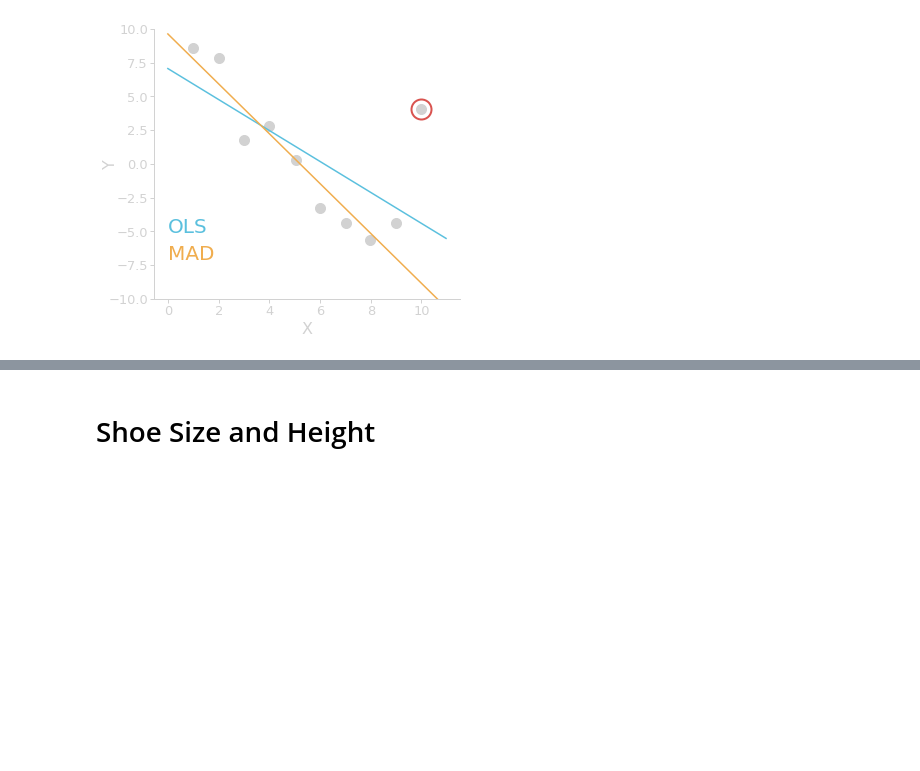
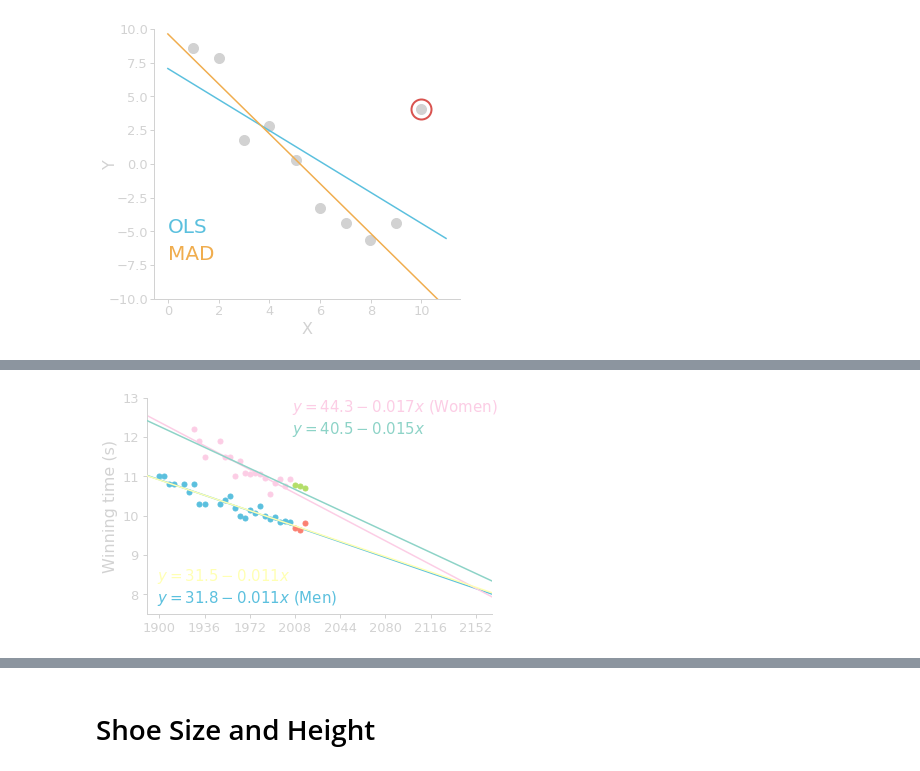
Before and after one commit to gcalmettes/stats13-slides, a Jupyter notebook: notebook-fig/figs-slides-8-correlation-regression.ipynb, the cells around one changed output, grey strips where cells are left out. Cells and saved outputs as stored; diff of their text form; code cells hidden in the pictures; blank space fills up the shorter version.

Commit message:
new figs in regression notebook

```diff
--- a/notebook-fig/figs-slides-8-correlation-regression.ipynb
+++ b/notebook-fig/figs-slides-8-correlation-regression.ipynb
@@ -1061,0 +1063,3 @@ plt.savefig("/Users/Gui/Box Sync/_STATS13/_Slides/_stats13-Lectures/assets/img/l
+# %%
+data = pd.read_excel("data-src/olympics-winning-times-100m.xlsx")
+data.head()
@@ -1061,0 +1073,86 @@ plt.savefig("/Users/Gui/Box Sync/_STATS13/_Slides/_stats13-Lectures/assets/img/l
+# %%
+data_full = pd.read_excel("data-src/olympics-winning-times-100m.xlsx")
+
+fig = plt.figure(figsize=(6,4))
+ax1 = fig.add_axes([0.15, 0.2, 0.8, 0.75])
+ax2 = ax1.twinx()
+ax3 = ax1.twinx()
+ax4 = ax1.twinx()
+ax5 = ax1.twinx()
+ax6 = ax1.twinx()
+
+for ax in [ax1]:
+    data = data_full[data_full.olympic_year<2005]
+    ax.plot(data.olympic_year, data.men_winning_time, "o", ms=5, color=colors["blue"])
+    ax.plot(data.olympic_year, data.women_winning_time, "o", ms=5, color="#fccde5") #"#fdb462", "#b3de69", "#fccde5"
+    for spine in ["bottom", "left"]:
+        ax.spines[spine].set_linewidth(1)
+        ax.spines[spine].set_color(colors["lightgray"])
+    for spine in ["top", "right"]:
+        ax.spines[spine].set_visible(False)
+    ax.tick_params(axis="both", width=1, size=4, color=colors["lightgray"], labelcolor=colors["lightgray"],
+                   labelsize=13, pad=4)
+    ax.set_ylabel("Winning time (s)", size=16, color=colors["lightgray"], ha="center")
+    ax.set_ylim(7.5, 13)
+    ax.set_xlim(1890, 2165)
+    ax.set_xticks(np.arange(1900, 2165, 4)[::9])
+
+    #regressions
+    xfit=[v for v in ax.get_xlim()]
+    lr_men = np.polyfit(data.iloc[data.men_winning_time.dropna().index].olympic_year, data.men_winning_time.dropna(), 1)
+    lr_women = np.polyfit(data.iloc[data.women_winning_time.dropna().index].olympic_year, data.women_winning_time.dropna(), 1)
+
+    ax.plot(xfit, np.polyval(lr_men, xfit), color=colors["blue"])
+    ax.plot(xfit, np.polyval(lr_women, xfit), color="#fccde5")
+
+    ax.text(ax.get_xlim()[0]+(ax.get_xlim()[1]-ax.get_xlim()[0])*0.42, ax.get_ylim()[1], "$y={:.1f}{:.3f}x$ (Women)".format(lr_women[1], lr_women[0]),
+            ha="left", va="top", color="#fccde5", size=15)
+    ax.text(ax.get_xlim()[0]+(ax.get_xlim()[1]-ax.get_xlim()[0])*0.03, ax.get_ylim()[0]+(ax.get_ylim()[1]-ax.get_ylim()[0])*0.03, "$y={:.1f}{:.3f}x$ (Men)".format(lr_men[1], lr_men[0]),
+            ha="left", va="bottom", color=colors["blue"], size=15)
+
+
+for ax in [ax2]:
+    ax.set_ylim(ax1.get_ylim())
+    ax.axis("off")
+    ax.plot(data_full[data_full.olympic_year==2008], data_full[data_full.olympic_year==2008].men_winning_time, "o", ms=5, color="#fb8072")
+    ax.plot(data_full[data_full.olympic_year==2008], data_full[data_full.olympic_year==2008].women_winning_time, "o", ms=5, color="#b3de69")
+
+for ax in [ax3]:
+    ax.set_ylim(ax1.get_ylim())
+    ax.axis("off")
+    ax.plot(data_full[data_full.olympic_year==2012], data_full[data_full.olympic_year==2012].men_winning_time, "o", ms=5, color="#fb8072")
+    ax.plot(data_full[data_full.olympic_year==2012], data_full[data_full.olympic_year==2012].women_winning_time, "o", ms=5, color="#b3de69")
+
+for ax in [ax4]:
+    ax.set_ylim(ax1.get_ylim())
+    ax.axis("off")
+    ax.plot(data_full[data_full.olympic_year==2016], data_full[data_full.olympic_year==2016].men_winning_time, "o", ms=5, color="#fb8072")
+    ax.plot(data_full[data_full.olympic_year==2016], data_full[data_full.olympic_year==2016].women_winning_time, "o", ms=5, color="#b3de69")
+
+for ax in [ax5]:
+    ax.set_ylim(ax1.get_ylim())
+    ax.axis("off")
+    lr_men2 = np.polyfit(data_full.iloc[data_full.men_winning_time.dropna().index].olympic_year, data_full.men_winning_time.dropna(), 1)
+
+    ax.plot(xfit, np.polyval(lr_men2, xfit), color="#ffffb3")
+
+    ax.text(ax.get_xlim()[0]+(ax.get_xlim()[1]-ax.get_xlim()[0])*0.03, ax.get_ylim()[0]+(ax.get_ylim()[1]-ax.get_ylim()[0])*0.13, "$y={:.1f}{:.3f}x$".format(lr_men2[1], lr_men2[0]),
+            ha="left", va="bottom", color="#ffffb3", size=15)
+
+
+for ax in [ax6]:
+    ax.set_ylim(ax1.get_ylim())
+    ax.axis("off")
+    lr_women2 = np.polyfit(data_full.iloc[data_full.women_winning_time.dropna().index].olympic_year, data_full.women_winning_time.dropna(), 1)
+
+    ax.plot(xfit, np.polyval(lr_women2, xfit), color="#8dd3c7")
+
+    ax.text(ax.get_xlim()[0]+(ax.get_xlim()[1]-ax.get_xlim()[0])*0.42, ax.get_ylim()[0]+(ax.get_ylim()[1]-ax.get_ylim()[0])*0.9, "$y={:.1f}{:.3f}x$".format(lr_women2[1], lr_women2[0]),
+            ha="left", va="top", color="#8dd3c7", size=15)
+
+
+
+
+plt.savefig("/Users/Gui/Box Sync/_STATS13/_Slides/_stats13-Lectures/assets/img/lec/regression-olympics-winning-times-100m-fig.svg", transparent=True)
+# %% [output]
+[figure, added]
```
Also changed, not shown: parts of 12 cells of this notebook.
